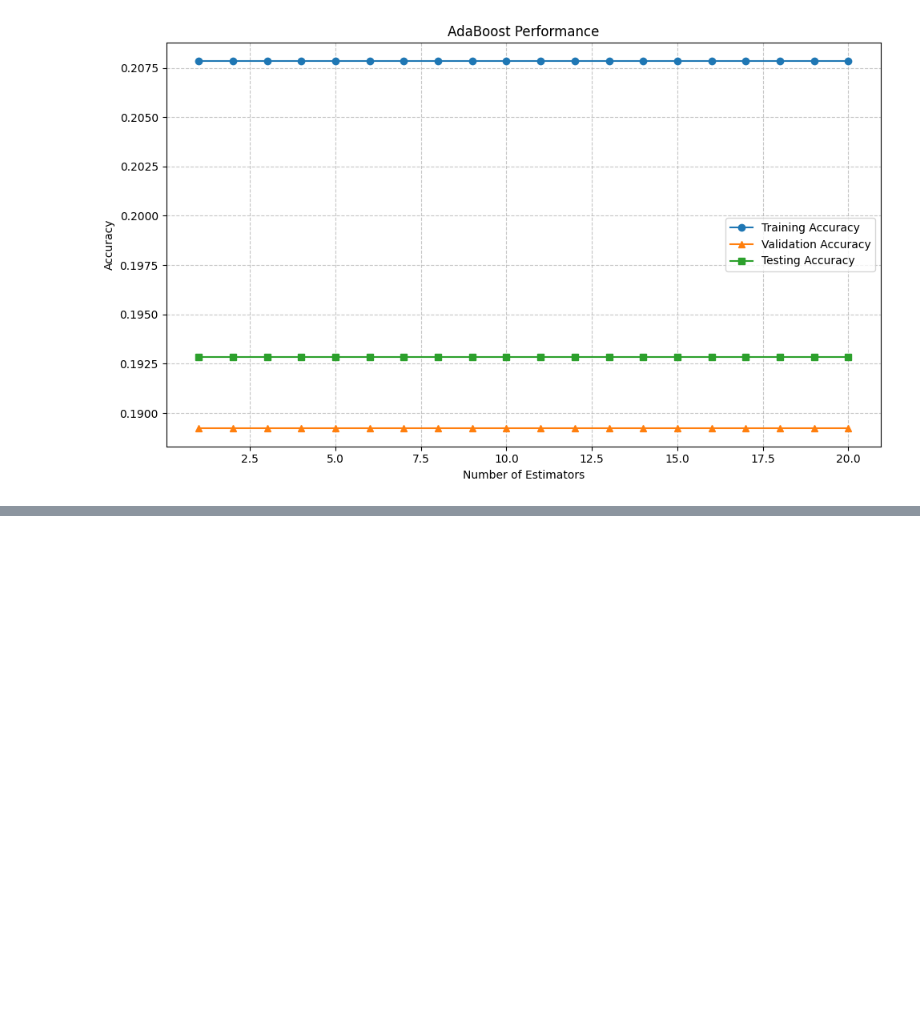
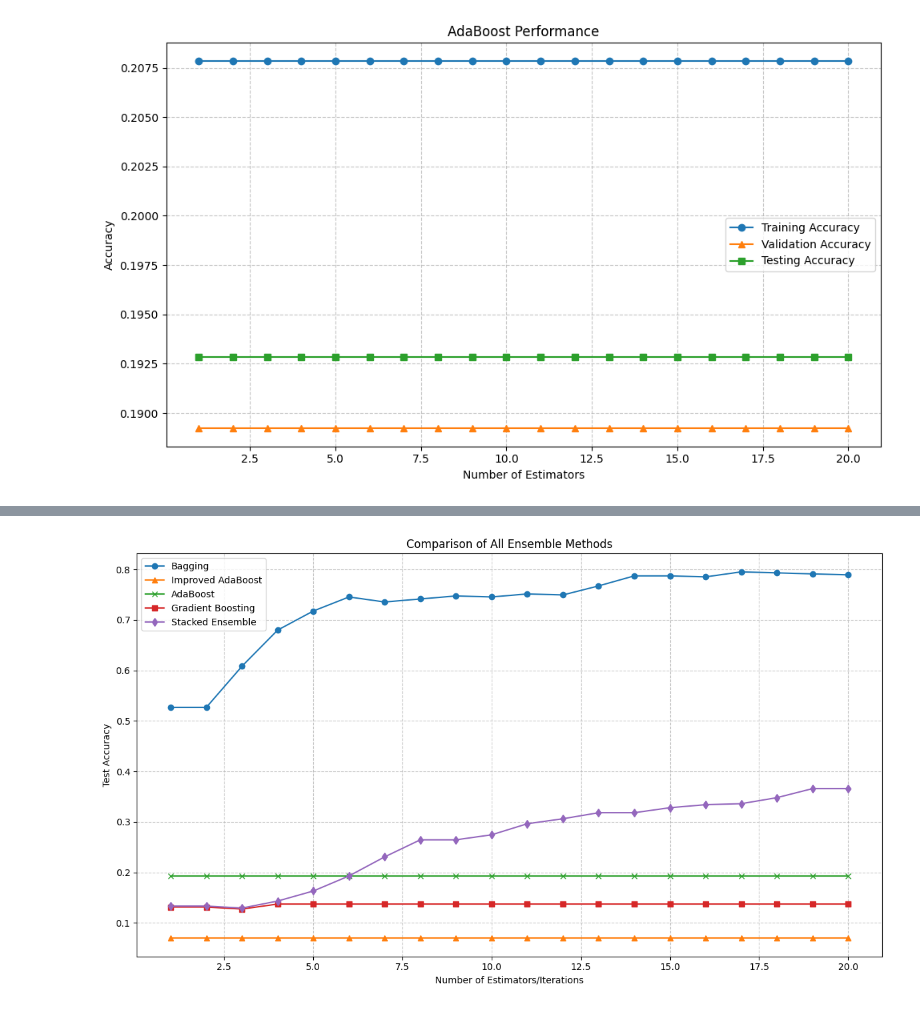
Before and after one commit to RepoRogue123/Linguistix, a Jupyter notebook: Decision_Tree/Decision_tree_ensemble_methods.ipynb, the cells around one changed output, grey strips where cells are left out. Drawn from its saved outputs; the diff is of its cells as text; code cells hidden in the pictures; blank space fills up the shorter version.

```diff
--- a/Decision_Tree/Decision_tree_ensemble_methods.ipynb
+++ b/Decision_Tree/Decision_tree_ensemble_methods.ipynb
@@ -703,7 +703,7 @@ def adaboost_decision_trees_with_graph(X_train, y_train, X_val, y_val, X_test, y
     plt.show()
 
     # Return final model details
-    return estimators, estimator_weights, unique_classes
+    return estimators, estimator_weights, unique_classes, test_accuracies
 # %%
 def improved_adaboost_decision_trees_with_graph(X_train, y_train, X_val, y_val, X_test, y_test, n_estimators=20, max_depth=3):
     """Improved AdaBoost ensemble method (SAMME algorithm) for multi-class classification."""
@@ -843,7 +843,7 @@ def improved_adaboost_decision_trees_with_graph(X_train, y_train, X_val, y_val,
 # %%
 # Add the AdaBoost method testing
 print("\n--- AdaBoost Testing with Graph ---")
-adaboost_estimators, adaboost_weights, adaboost_classes = adaboost_decision_trees_with_graph(
+adaboost_estimators, adaboost_weights, adaboost_classes,adaboost_accuracies = adaboost_decision_trees_with_graph(
     X_train_enhanced, y_train, X_val_enhanced, y_val, X_test_enhanced, y_test, n_estimators=20, max_depth=3
 )
 # %% [output]
@@ -1107,0 +1646,16 @@ plt.show()
+# %%
+plt.figure(figsize=(12, 7))
+plt.plot(range(1, len(bagging_accuracies)+1), bagging_accuracies, label='Bagging', marker='o')
+plt.plot(range(1, len(improved_adaboost_accuracies)+1), improved_adaboost_accuracies, label='Improved AdaBoost', marker='^')
+plt.plot(range(1, len(adaboost_accuracies)+1), adaboost_accuracies, label='AdaBoost', marker='x')
+plt.plot(range(1, len(gradient_boosting_accuracies)+1), gradient_boosting_accuracies, label='Gradient Boosting', marker='s')
+plt.plot(range(1, len(stacked_test_accuracies)+1), stacked_test_accuracies, label='Stacked Ensemble', marker='d')
+plt.xlabel('Number of Estimators/Iterations')
+plt.ylabel('Test Accuracy')
+plt.title('Comparison of All Ensemble Methods')
+plt.legend()
+plt.grid(True, linestyle='--', alpha=0.7)
+plt.tight_layout()
+plt.show()
+# %% [output]
+[figure, added]
```
Also changed, not shown: parts of 11 cells of this notebook.
